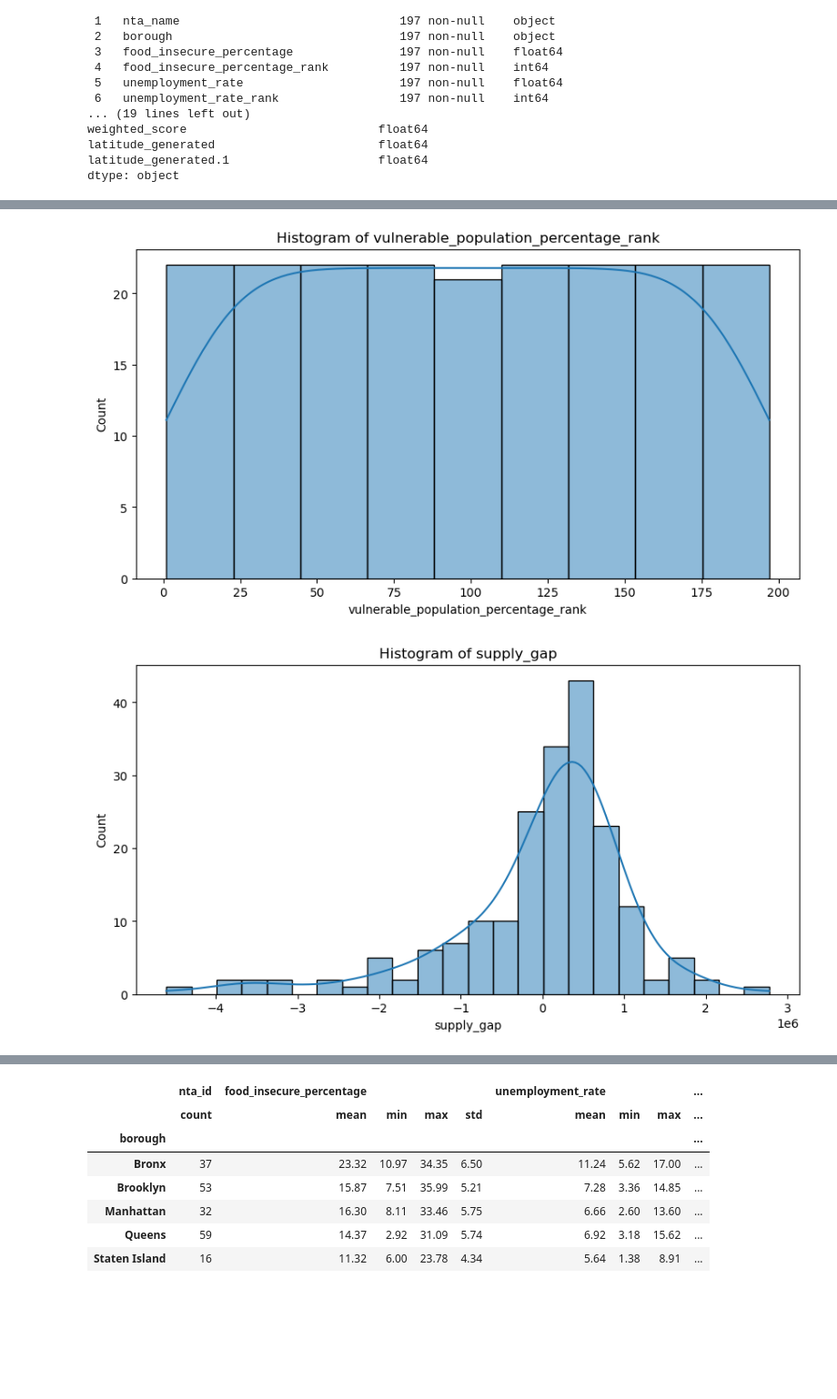
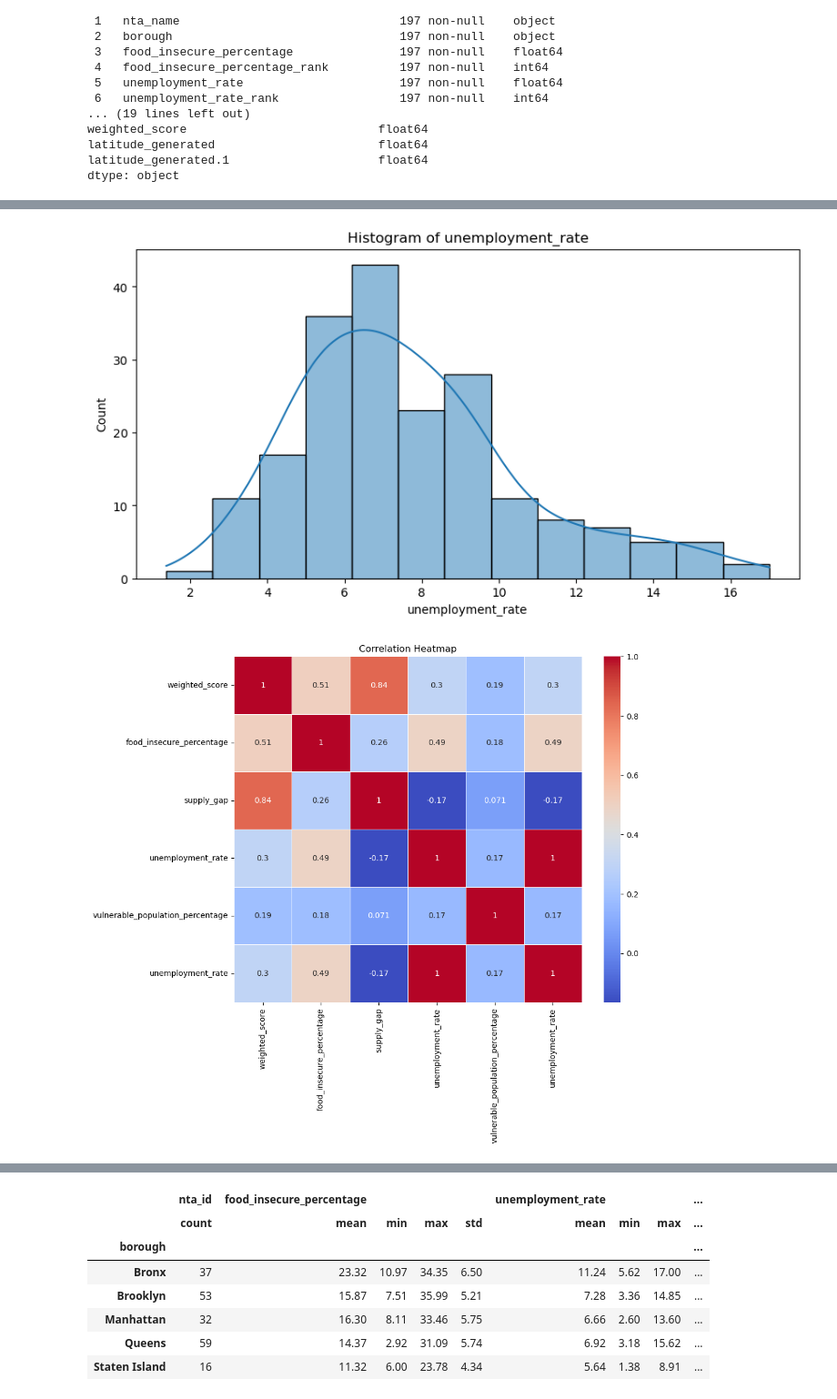
Before and after one commit to Angelk119/CID_Food_Access, a Jupyter notebook: python/notebooks/eda/neighborhood_prioritization_eda_ibrahima.ipynb, the cells around one changed output, grey strips where cells are left out. Shown at 91% size. Cells and saved outputs as stored; diff of their text form; code cells hidden in the pictures; blank space fills up the shorter version.

Commit message:
created some visuals

```diff
--- a/python/notebooks/eda/neighborhood_prioritization_eda_ibrahima.ipynb
+++ b/python/notebooks/eda/neighborhood_prioritization_eda_ibrahima.ipynb
@@ -42,7 +42,7 @@ print(df.isnull().sum())
 # Check for duplicates
 print(df.duplicated().sum())
 # Check for outliers using boxplots
-numeric_columns = df.select_dtypes(include=[np.number]).columns
+numeric_columns = ['weighted_score', 'food_insecure_percentage', 'supply_gap', 'unemployment_rate', 'vulnerable_population_percentage', 'unemployment_rate' ]
 for column in numeric_columns:
     plt.figure(figsize=(10, 5))
     sns.boxplot(x=df[column])
@@ -94,4 +90,11 @@ for column in numeric_columns:
     sns.histplot(df[column], kde=True)
     plt.title(f'Histogram of {column}')
     plt.show()
+
+# Next, let's check the correlation between the numeric variables using a heatmap
+plt.figure(figsize=(10, 8))
+correlation_matrix = df[numeric_columns].corr()
+sns.heatmap(correlation_matrix, annot=True, cmap='coolwarm', linewidths=0.5)
+plt.title('Correlation Heatmap')
+plt.show()
 # %% [output]
@@ -102,3 +105,3 @@ for column in numeric_columns:
 [figure]
-[figure, old version]
+[figure, new version]
-[figure, old version]
+[figure, new version]
```
Also changed, not shown: parts of 9 cells of this notebook.
